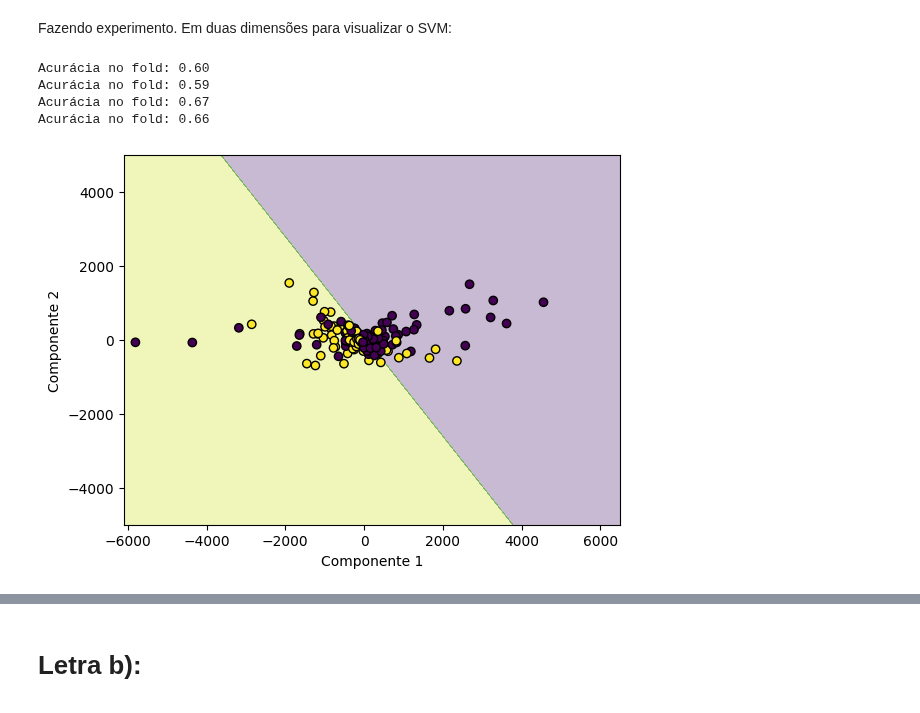
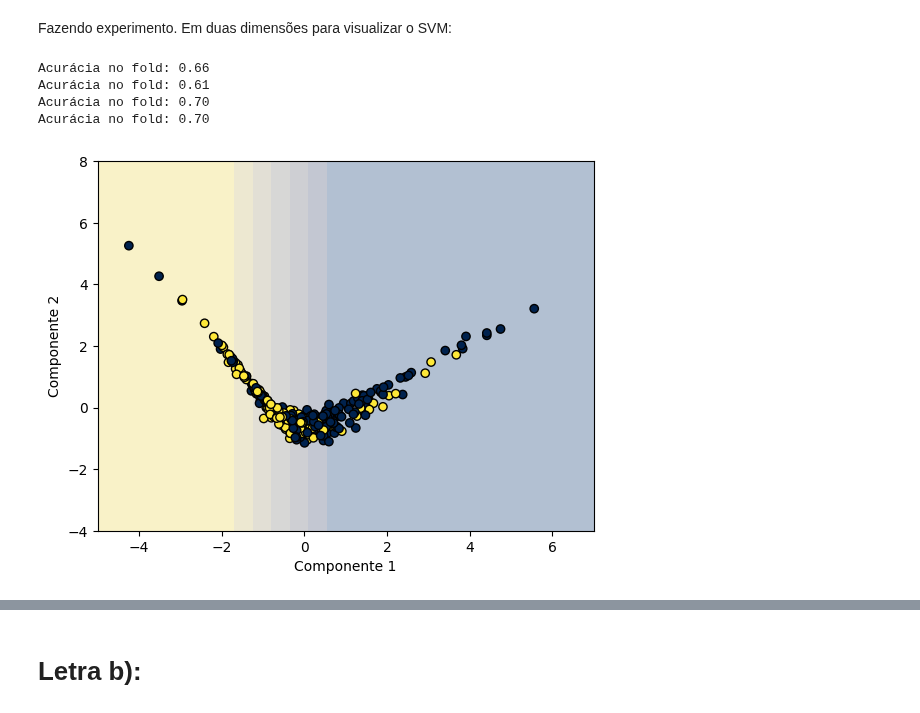
Before and after one commit to lorran-araujo/LNCC, a Jupyter notebook: disciplinas/redes-neurais/codes/lista3/exercicio1.ipynb, the cells around one changed output, grey strips where cells are left out. Drawn from its saved outputs; the diff is of its cells as text; code cells hidden in the pictures.

```diff
--- a/disciplinas/redes-neurais/codes/lista3/exercicio1.ipynb
+++ b/disciplinas/redes-neurais/codes/lista3/exercicio1.ipynb
@@ -225,7 +229,7 @@ for train_index, test_index in kf1.split(x_train_kpca):
     y_train2, y_val = y_train[train_index], y_train[test_index]
 
     # cria e treinar o modelo SVM
-    clf_linear = SVC(kernel='linear', C=1.0)
+    clf_linear = SVC(kernel='linear')
     clf_linear.fit(X_train2, y_train2.ravel())
 
     svm_linear.append(clf_linear)
@@ -257,7 +301,8 @@ Acurácia do teste no fold 4: 0.79
 Fazendo experimento. Em duas dimensões para visualizar o SVM:
 # %%
 # realizando redução de dimensionalidade pelo kernel polinomial
-kpca_red = KernelPCA(kernel='poly', gamma=0.1, n_components=2)
+#kpca_red = KernelPCA(kernel='poly', gamma=0.1, n_components=2)
+kpca_red = KernelPCA(kernel='poly', n_components=2)
 x_train_kpca_red = kpca_red.fit_transform(X_train)
 # %%
 kf3 = KFold(n_splits=4, shuffle=True, random_state=42)
@@ -272,7 +317,7 @@ for train_index, test_index in kf3.split(x_train_kpca_red):
     y_train3, y_val = y_train[train_index], y_train[test_index]
 
     # cria e treinar o modelo SVM
-    clf_linear = SVC(kernel='linear', C=1.0)
+    clf_linear = SVC(kernel='linear')
     clf_linear.fit(X_train3, y_train3.ravel())
 
     svm_linear_red.append(clf_linear)
@@ -281,10 +326,10 @@ for train_index, test_index in kf3.split(x_train_kpca_red):
     accuracy = clf_linear.score(X_val, y_val)
     print(f"Acurácia no fold: {accuracy:.2f}")
 # %% [output]
-Acurácia no fold: 0.60
-Acurácia no fold: 0.59
-Acurácia no fold: 0.67
 Acurácia no fold: 0.66
+Acurácia no fold: 0.61
+Acurácia no fold: 0.70
+Acurácia no fold: 0.70
 # %%
 # plot da reta do svm
 def plot_decision_boundary(clf, X, y, title, xmin=None, xmax=None, ymin=None, ymax=None):
@@ -300,8 +345,8 @@ def plot_decision_boundary(clf, X, y, title, xmin=None, xmax=None, ymin=None, ym
     Z = clf.predict(np.c_[xx.ravel(), yy.ravel()])
     Z = Z.reshape(xx.shape)
 
-    plt.contourf(xx, yy, Z, alpha=0.3, cmap='viridis')
-    plt.scatter(X[:, 0], X[:, 1], c=y, edgecolors='k', cmap='viridis')
+    plt.contourf(xx, yy, Z, alpha=0.3, cmap='cividis')
+    plt.scatter(X[:, 0], X[:, 1], c=y, edgecolors='k', cmap='cividis')
     plt.title(title)
     plt.xlabel('Componente 1')
     plt.ylabel('Componente 2')
@@ -309,9 +354,9 @@ def plot_decision_boundary(clf, X, y, title, xmin=None, xmax=None, ymin=None, ym
 # %%
 X_test_kpca_red = kpca_red.transform(X_test)
 # %%
-plot_decision_boundary(svm_linear_red[3], X_test_kpca_red, y_test, '', -6100, 6500, -5000, 5000)
+plot_decision_boundary(svm_linear_red[3], X_test_kpca_red, y_test, '', -5, 10, -4, 10)
 # %% [output]
-[figure, old version]
+[figure, new version]
 # %%
 accuracy = svm_linear_red[3].score(X_test_kpca_red, y_test)
 print(f"Acurácia no fold: {accuracy:.2f}")
```
Also changed, not shown: parts of 21 cells of this notebook, 25 other files.
